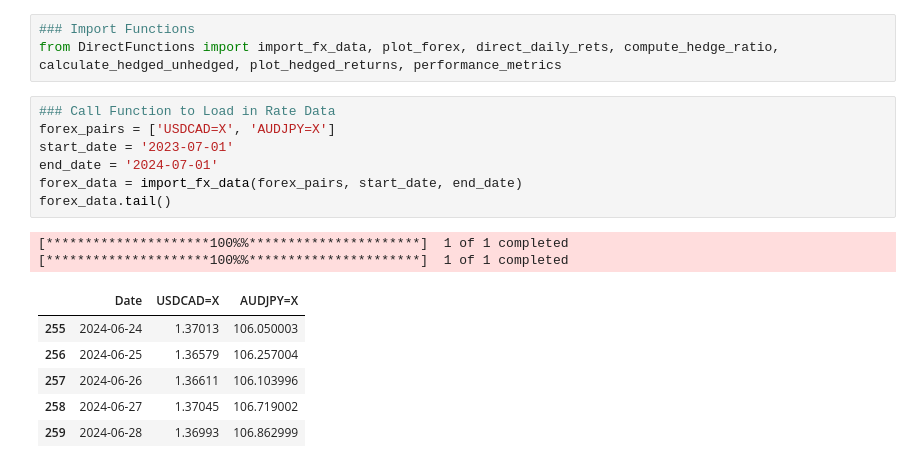
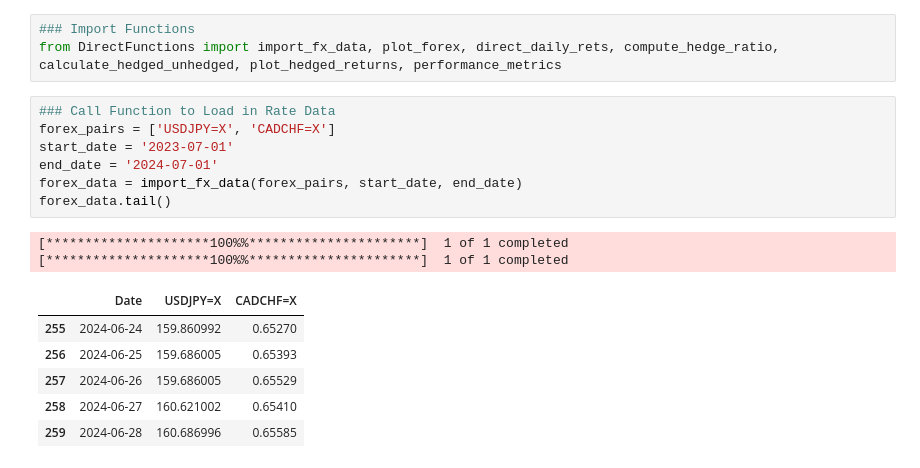
Before and after one commit to mburley127/FXHedging, a Jupyter notebook: FX_DirectHedge/DirectHedge.ipynb, the cells around one changed output. Drawn from its saved outputs; the diff is of its cells as text.

```diff
--- a/FX_DirectHedge/DirectHedge.ipynb
+++ b/FX_DirectHedge/DirectHedge.ipynb
@@ -3,20 +3,20 @@
 from DirectFunctions import import_fx_data, plot_forex, direct_daily_rets, compute_hedge_ratio, calculate_hedged_unhedged, plot_hedged_returns, performance_metrics
 # %%
 ### Call Function to Load in Rate Data
-forex_pairs = ['USDCAD=X', 'AUDJPY=X']
+forex_pairs = ['USDJPY=X', 'CADCHF=X']
 start_date = '2023-07-01'
 end_date = '2024-07-01'
 forex_data = import_fx_data(forex_pairs, start_date, end_date)
 forex_data.tail()
 # %% [output]
 [*********************100%%**********************]  1 of 1 completed
 [*********************100%%**********************]  1 of 1 completed
-|  | Date | USDCAD=X | AUDJPY=X |
-| 255 | 2024-06-24 | 1.37013 | 106.050003 |
-| 256 | 2024-06-25 | 1.36579 | 106.257004 |
-| 257 | 2024-06-26 | 1.36611 | 106.103996 |
-| 258 | 2024-06-27 | 1.37045 | 106.719002 |
-| 259 | 2024-06-28 | 1.36993 | 106.862999 |
+|  | Date | USDJPY=X | CADCHF=X |
+| 255 | 2024-06-24 | 159.860992 | 0.65270 |
+| 256 | 2024-06-25 | 159.686005 | 0.65393 |
+| 257 | 2024-06-26 | 159.686005 | 0.65529 |
+| 258 | 2024-06-27 | 160.621002 | 0.65410 |
+| 259 | 2024-06-28 | 160.686996 | 0.65585 |
 # %%
 ### Plot FX Pairs
 plot_forex(forex_data, forex_pairs)
```
Also changed, not shown: parts of 6 cells of this notebook, 8 other files.
